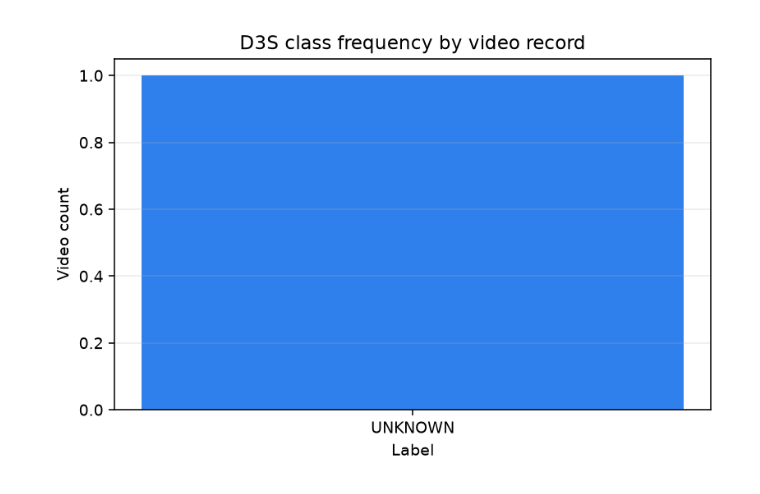
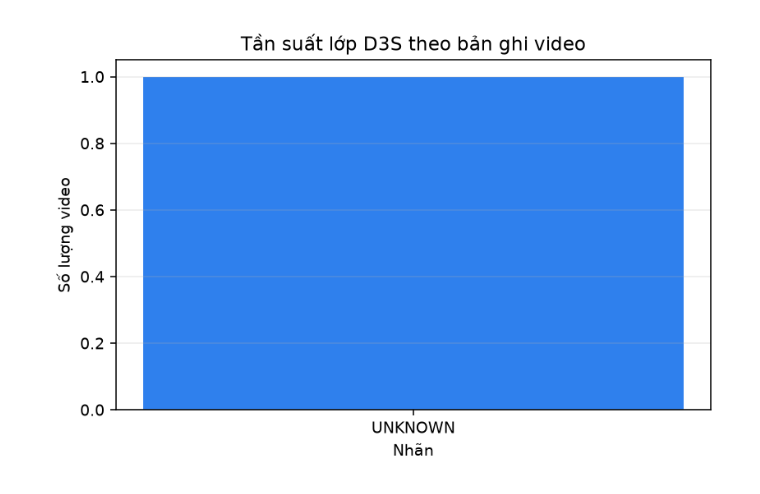
Before and after one commit to Duy-DS/PY_ADV_PJ_GR, a Jupyter notebook: notebooks/01_dataset_exploration.ipynb, the cells around one changed output. Cells and saved outputs as stored; diff of their text form; code cells hidden in the pictures.

```diff
--- a/notebooks/01_dataset_exploration.ipynb
+++ b/notebooks/01_dataset_exploration.ipynb
@@ -37,16 +37,16 @@ Subject and class labels are parsed only from path or filename tokens such as `s
 # %%
 label_counts = Counter(
     record['label'] for record in records
 )
 fig, ax = plt.subplots(figsize=(6, 4))
 ax.bar(label_counts.keys(), label_counts.values(), color='#2f80ed')
-ax.set_title('D3S class frequency by video record')
-ax.set_xlabel('Label')
-ax.set_ylabel('Video count')
+ax.set_title('Tần suất lớp D3S theo bản ghi video')
+ax.set_xlabel('Nhãn')
+ax.set_ylabel('Số lượng video')
 ax.grid(axis='y', alpha=0.25)
 plt.tight_layout()
 # %% [output]
-[figure, old version]
+[figure, new version]
 # %%
 durations = [float(record['duration_sec']) for record in records]
 fig, ax = plt.subplots(figsize=(6, 4))
```
Also changed, not shown: parts of 11 cells of this notebook, 43 other files.
